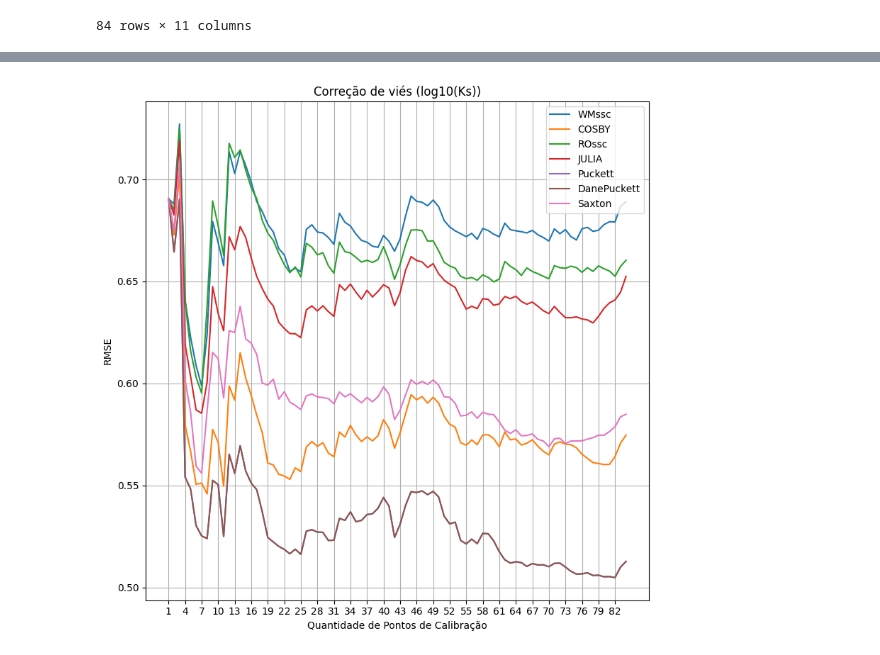
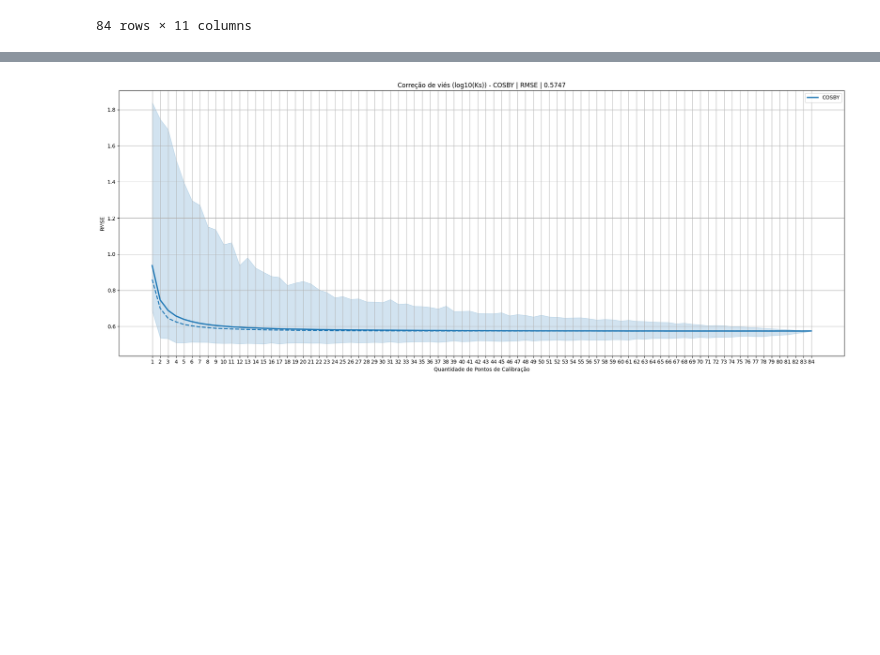
Before and after one commit to felipeiug/mestrado, a Jupyter notebook: comparacao_Ks_interval.ipynb, the cells around one changed output, grey strips where cells are left out. Saved outputs shown, nothing was run; the diff lists cells and outputs as text; code cells hidden in the pictures; blank space fills up the shorter version.

```diff
--- a/comparacao_Ks_interval.ipynb
+++ b/comparacao_Ks_interval.ipynb
@@ -329,17 +187,0 @@ Ajustado: Ks = -0.0255*(-0.3166*Sand + -0.0895*Silt + 0.3614*Clay)
-# %%
-if run_math:
-    # Eq1
-    def eq1(X, a, b, c, d, e, f):
-        sand, silt, clay = X[:, 0], X[:, 1], X[:, 2]
-
-        t1=a * sand + b * silt + c * clay + d
-
-        return  e*np.pow(t1, f)
-
-    popt, pcov = curve_fit(eq1, X_train, np.pow(10, y_train))
-
-    a, b, c, d, e, f = popt
-    print(f"Ajustado: Ks = {e:.4f}*({a:.4f}*Sand + {b:.4f}*Silt + {c:.4f}*Clay + {d:.4f})^{f:.4f}")
-
-    serie_eq1 = eq1(X, *popt)
-    KSS["Ajuste"]["EQ"] = np.log10(serie_eq1)
@@ -479,32 +188,65 @@ for name, val in KSS.items():
 # %%
 # NSE ou RMSE por número de pontos de calibração
 params = ["RMSE", "NSE"]
 
-x = np.arange(1, len(pontos_CV)+1)
+x = np.arange(1, 85)
+
+types = os.listdir("simulacoes")
+colors = plt.cm.tab10(np.linspace(0, 1, len(types)))
 
 for param in params:
-    plt.figure(figsize=(8, 8))
-    for name, val in KSS.items():
-        if "CVS" not in val:
-            continue
 
-        values = []
-        for key, value in val["CVS"].items():
-            values.append(value[param])
-        plt.plot(x, values, label=name)
+    for color, sim_type in zip(colors, types):
+        minimos  = []
+        maximos  = []
+        medios   = []
+        medianos = []
 
-    # Estética
-    plt.xticks(np.arange(1, len(pontos_CV)+1, 3))
-    # plt.xticks(np.arange(3, len(pontos_CV)+1))
-    plt.xlabel("Quantidade de Pontos de Calibração")
-    plt.ylabel(param)
-    plt.title(f"Correção de viés (log10(Ks))")
-    plt.legend()
-    plt.grid(True)
-    plt.tight_layout()
+        for i in range(1, 85):
+            df = pd.read_excel(f"simulacoes/{sim_type}/CV_{i}.xlsx", nrows=10)
 
-    # Salvar
-    plt.savefig(f"graficos/CV_NPontos_{param}.png", dpi=300)
-    plt.show()
+            minimos.append(df[f"{param}_MIN"].values[0])
+            maximos.append(df[f"{param}_MAX"].values[0])
+            medios.append(df[f"{param}_MEAN"].values[0])
+            medianos.append(df[f"{param}_MEDIAN"].values[0])
+
+        plt.figure(figsize=(20, 8))
+
+        # Área do mínimo ao máximo
+        plt.fill_between(
+            x, minimos, maximos,
+            color=color,
+            alpha=0.2,
+        )
+
+        # Linha média
+        plt.plot(
+            x, medios,
+            color=color,
+            linestyle="-",
+            linewidth=2.5,
+            label=sim_type
+        )
+
+        # Linha mediana
+        plt.plot(
+            x, medianos,
+            color=color,
+            linestyle="--",
+            linewidth=2,
+        )
+
+        # Estética
+        plt.xticks(np.arange(1, 85))
+        plt.xlabel("Quantidade de Pontos de Calibração")
+        plt.ylabel(param)
+        plt.title(f"Correção de viés (log10(Ks)) - {sim_type} | {param} | {medios[-1]:.4g}")
+        plt.legend()
+        plt.grid(True)
+        plt.tight_layout()
+
+        # Salvar
+        plt.savefig(f"graficos/CV_NPontos_{sim_type}_{param}.png", dpi=450)
+        plt.show()
 # %% [output]
-[figure, old version]
+[figure, new version]
```
Also changed, not shown: parts of 17 cells of this notebook, 32 other files.
